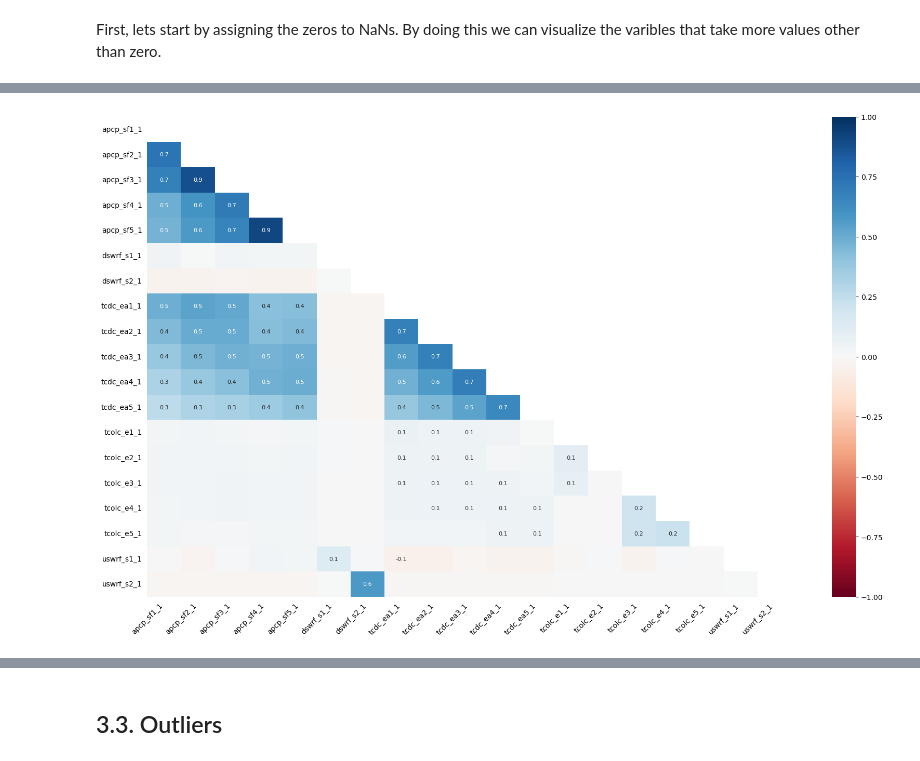
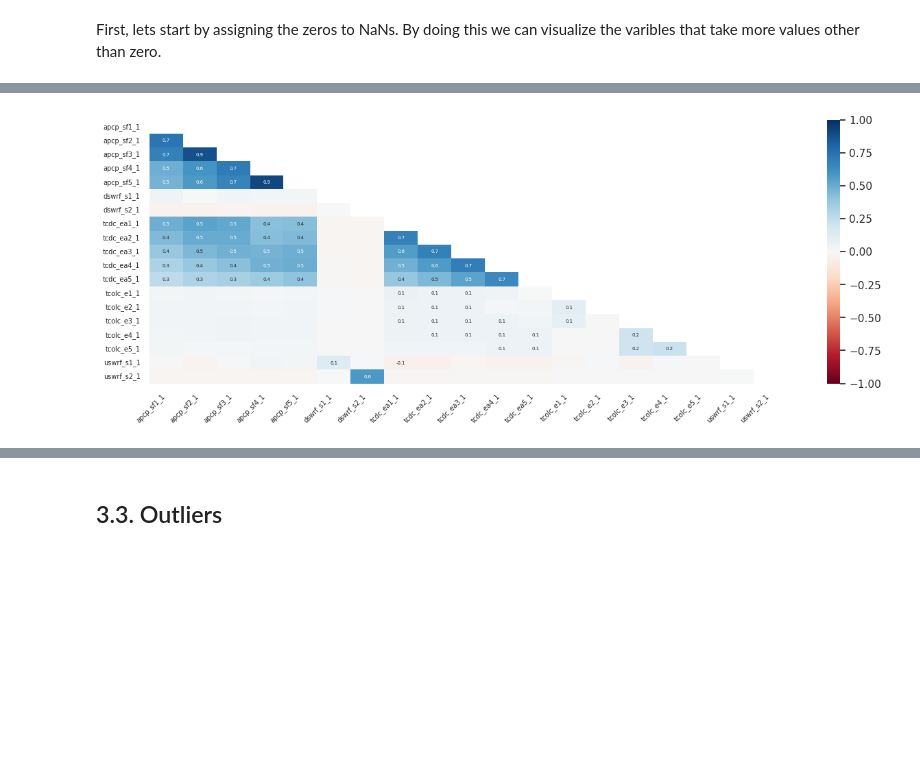
Before and after one commit to carlosiborra/AMS-2013-2014-Solar-Energy-Prediction-Contest, a Jupyter notebook: code/model.ipynb, the cells around one changed output, grey strips where cells are left out. Cells and saved outputs as stored; diff of their text form; code cells hidden in the pictures; blank space fills up the shorter version.

```diff
--- a/code/model.ipynb
+++ b/code/model.ipynb
@@ -189,8 +201,8 @@ plt.savefig("../data/img/missing_values_matrix.png")
 # %%
-msno.heatmap(disp_df_nan, fontsize=10)
+msno.heatmap(disp_df_nan, fontsize=7, figsize=(15, 5))
 # Exporting image as png to ../data/img folder
 plt.savefig("../data/img/missing_values_heatmap.png")
 # %% [output]
-[figure, old version]
+[figure, new version]
 # %%
 """ Plotting the dendrogram """
```
Also changed, not shown: parts of 17 cells of this notebook, 5 other files.
